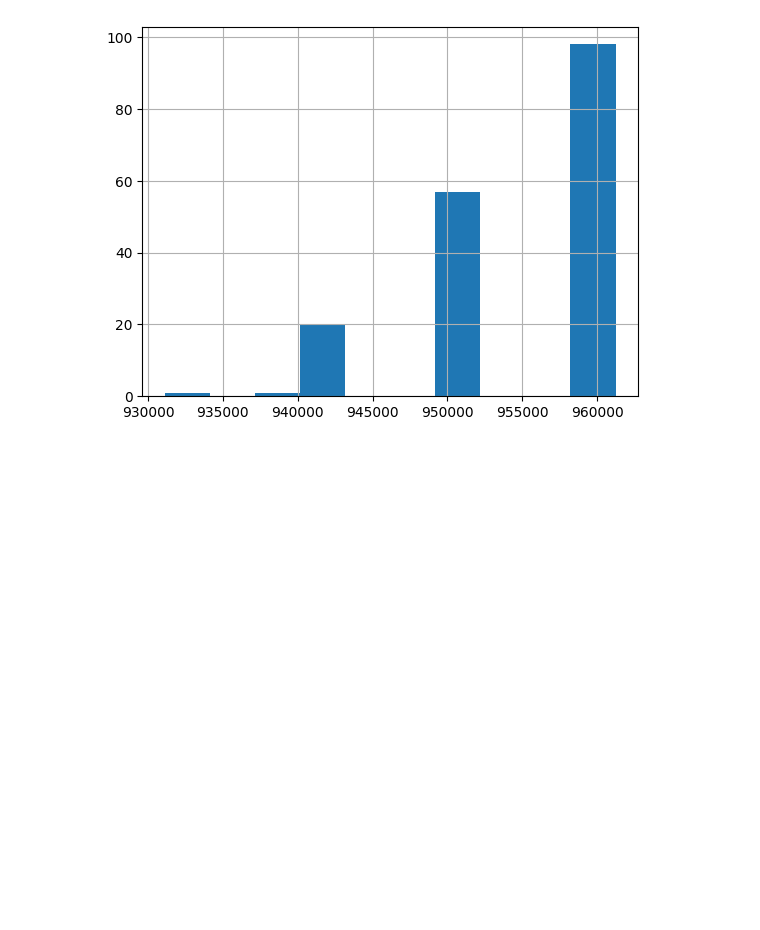
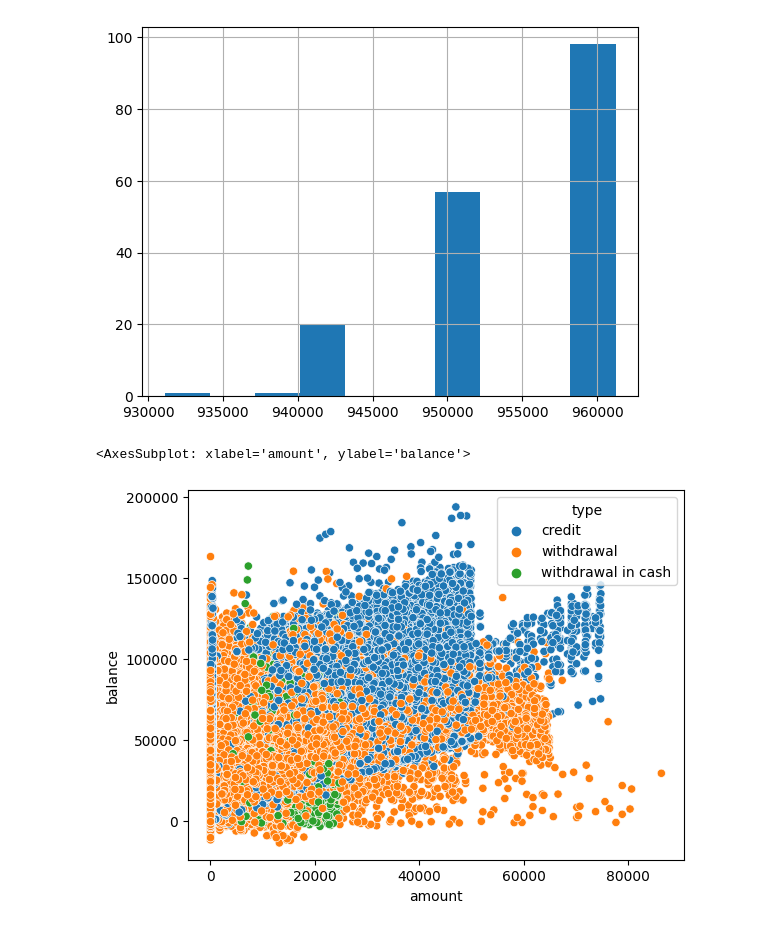
Before and after one commit to biromiro/feup-ac, a Jupyter notebook: main.ipynb, the cells around one changed output. Cells and saved outputs as stored; diff of their text form; code cells hidden in the pictures; blank space fills up the shorter version.

```diff
--- a/main.ipynb
+++ b/main.ipynb
@@ -386,3 +386,8 @@ cards_dev['issued'].hist()
 # %% [output]
 <AxesSubplot: >
 [figure]
+# %%
+sns.scatterplot(trans_dev, x='amount', y='balance', hue='type')
+# %% [output]
+<AxesSubplot: xlabel='amount', ylabel='balance'>
+[figure, added]
```
Also changed, not shown: parts of 17 cells of this notebook, 3 other files.
